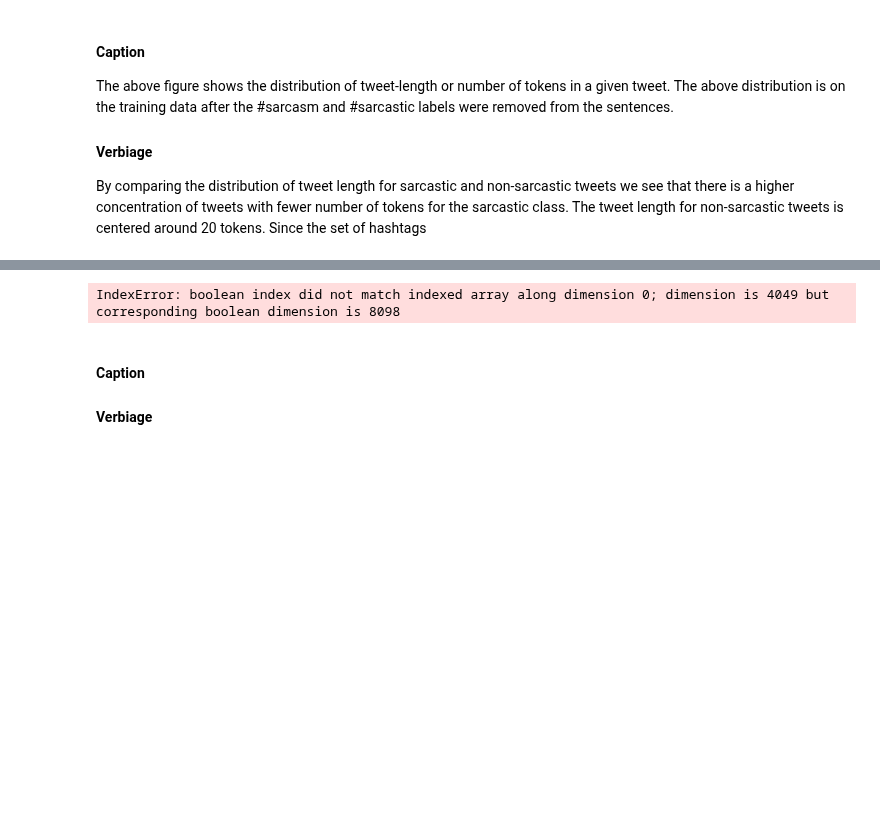
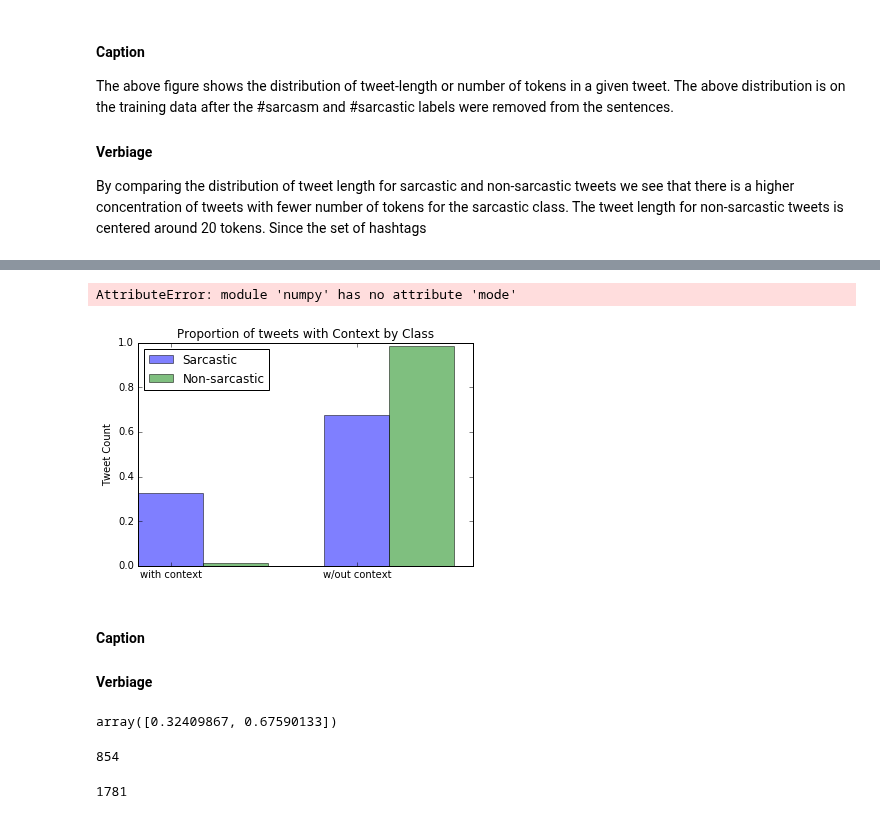
Before and after one commit to sgrimald89/sarcasm_detection_w266, a Jupyter notebook: EDA.ipynb, the cells around one changed output, grey strips where cells are left out. Drawn from its saved outputs; the diff is of its cells as text; code cells hidden in the pictures; blank space fills up the shorter version.

```diff
--- a/EDA.ipynb
+++ b/EDA.ipynb
@@ -404,45 +390,45 @@ You should consider upgrading via the 'pip install --upgrade pip' command.
+# %%
+np.mode(length_s)
+# %% [output]
+AttributeError: module 'numpy' has no attribute 'mode'
 # %%
+no_context_element = 'no_context'
 
-
-no_context_element = ''
-
-sarcastic_context = [i for i in train_contexts[train_labels == 1] if i != no_context_element]
-sarcastic_nocont = [i for i in train_contexts[train_labels == 1] if i == no_context_element]
-non_sarcastic_context = [i for i in train_contexts[train_labels == 0] if i != no_context_element]
-non_sarcastic_nocont = [i for i in train_contexts[train_labels == 0] if i == no_context_element]
-
+sarcastic_context = [i for i in train_contexts[train_labels == 1] if i != [no_context_element]]
+sarcastic_nocont = [i for i in train_contexts[train_labels == 1]  if i == [no_context_element]]
+non_sarcastic_context = [i for i in train_contexts[train_labels == 0]  if i != [no_context_element]]
+non_sarcastic_nocont =[i for i in train_contexts[train_labels == 0]  if i == [no_context_element]]
 
 print('\n')
 
 N = 2
-sarcastic_counts = (sarcastic_context,sarcastic_nocont)
 
+sarcastic_counts = np.array([len(sarcastic_context),len(sarcastic_nocont)])/len(sarcastic_context+sarcastic_nocont)
 
 fig, ax = plt.subplots()
 
 ind = np.arange(N)    # the x locations for the groups
 width = 0.35         # the width of the bars
-p1 = ax.bar(ind, sarcastic_counts, width, color='r', bottom=0)
+p1 = ax.bar(ind, sarcastic_counts, width, color='b', bottom=0,alpha = 0.5)
 
 
-non_sarcastic_counts = (non_sarcastic_context,non_sarcastic_nocont)
+non_sarcastic_counts = np.array([len(non_sarcastic_context),len(non_sarcastic_nocont)])/len(non_sarcastic_context+non_sarcastic_nocont)
 
-p2 = ax.bar(ind + width, sarcastic_counts, width,
-            color='y', bottom=0)
+p2 = ax.bar(ind + width, non_sarcastic_counts, width,
+            color='g', bottom=0,alpha = 0.5)
 
 
-ax.set_title('Number of tweets with Context by Class')
+ax.set_title('Proportion of tweets with Context by Class')
 ax.set_xticks(ind + width / 2)
 ax.set_xticklabels(('with context', 'w/out context'))
 
 
 plt.ylabel('Tweet Count')
-ax.legend((p1[0], p2[0]), ('Sarcastic', 'Non-sarcastic'))
+ax.legend((p1[0], p2[0]), ('Sarcastic', 'Non-sarcastic'),loc='best')
 
-plt.legend(loc='upper right')
 plt.show()
 # %% [output]
-IndexError: boolean index did not match indexed array along dimension 0; dimension is 4049 but corresponding boolean dimension is 8098
+[figure, added]
 # %%
 
 
@@ -462,3 +448,15 @@ plt.show()
 #### Caption
 
 ####  Verbiage
+# %%
+np.array([len(sarcastic_context),len(sarcastic_nocont)])/len(sarcastic_context+sarcastic_nocont)
+# %% [output]
+array([0.32409867, 0.67590133])
+# %%
+len(sarcastic_context)
+# %% [output]
+854
+# %%
+len(sarcastic_nocont)
+# %% [output]
+1781
```
Also changed, not shown: parts of 21 cells of this notebook.
